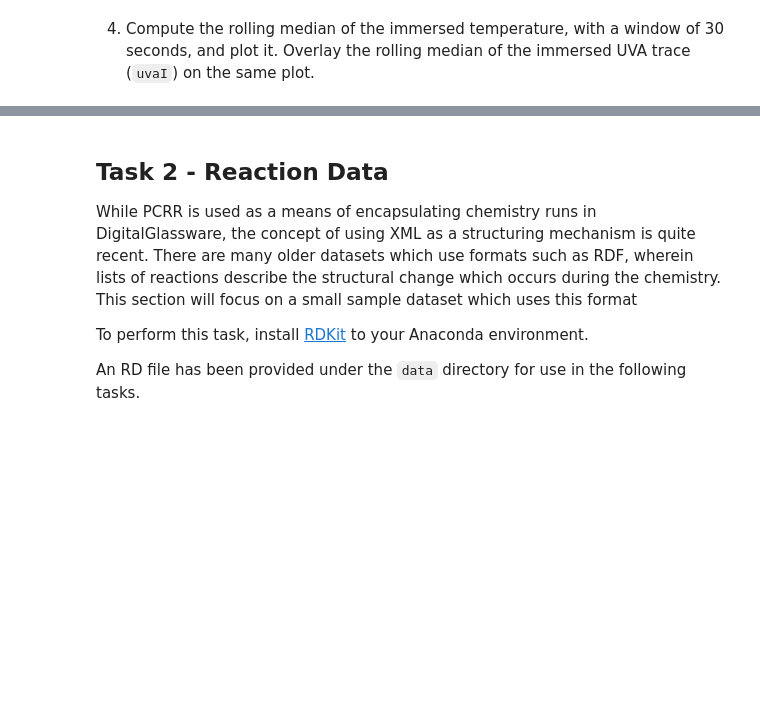
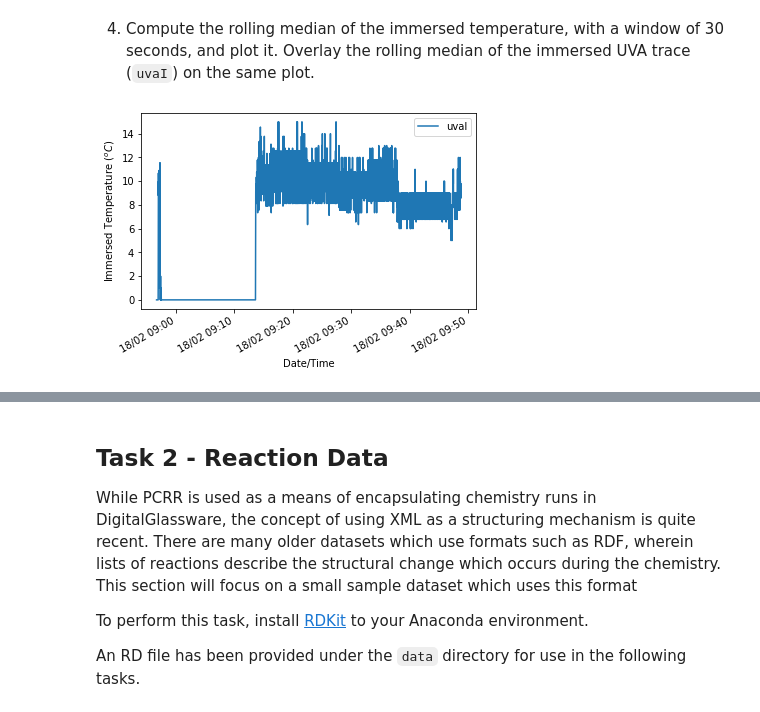
Before and after one commit to adhardy/Deepmatter-Interview, a Jupyter notebook: notebook/ds_nb_1.ipynb, the cells around one changed output, grey strips where cells are left out. Saved outputs shown, nothing was run; the diff lists cells and outputs as text; code cells hidden in the pictures; blank space fills up the shorter version.

```diff
--- a/notebook/ds_nb_1.ipynb
+++ b/notebook/ds_nb_1.ipynb
@@ -201,5 +206,8 @@ Overlay the rolling median of the immersed UVA trace (`uvaI`) on the same plot.
 # %%
 # === Get UvaI data ===
 sensor_name = "uvaI"
-df_sensor_data_uva = extract_sensor_data(file_path, sensor_name, stop_after_first)
+df_sensor_data[sensor_name] = extract_sensor_data(file_path, sensor_name, stop_after_first)
+fig = plot_sensor_data(df_sensor_data[sensor_name], sensor_plot_label)
+# %% [output]
+[figure, added]
 # %%
```
Also changed, not shown: parts of 6 cells of this notebook.
